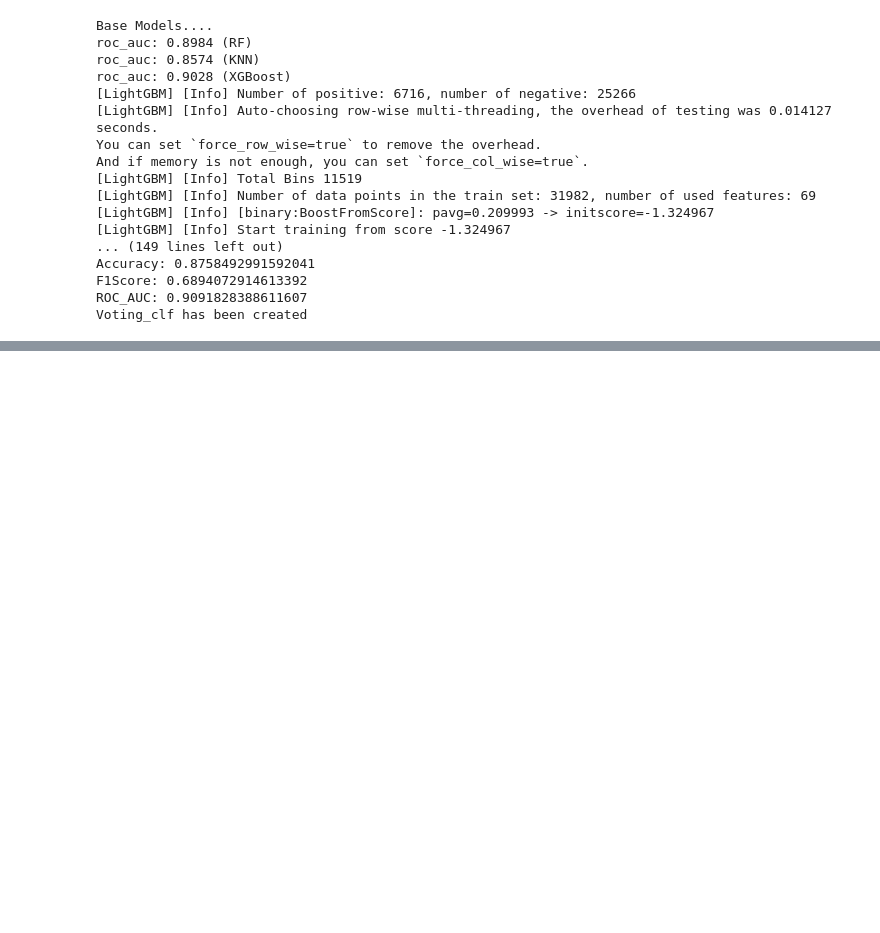
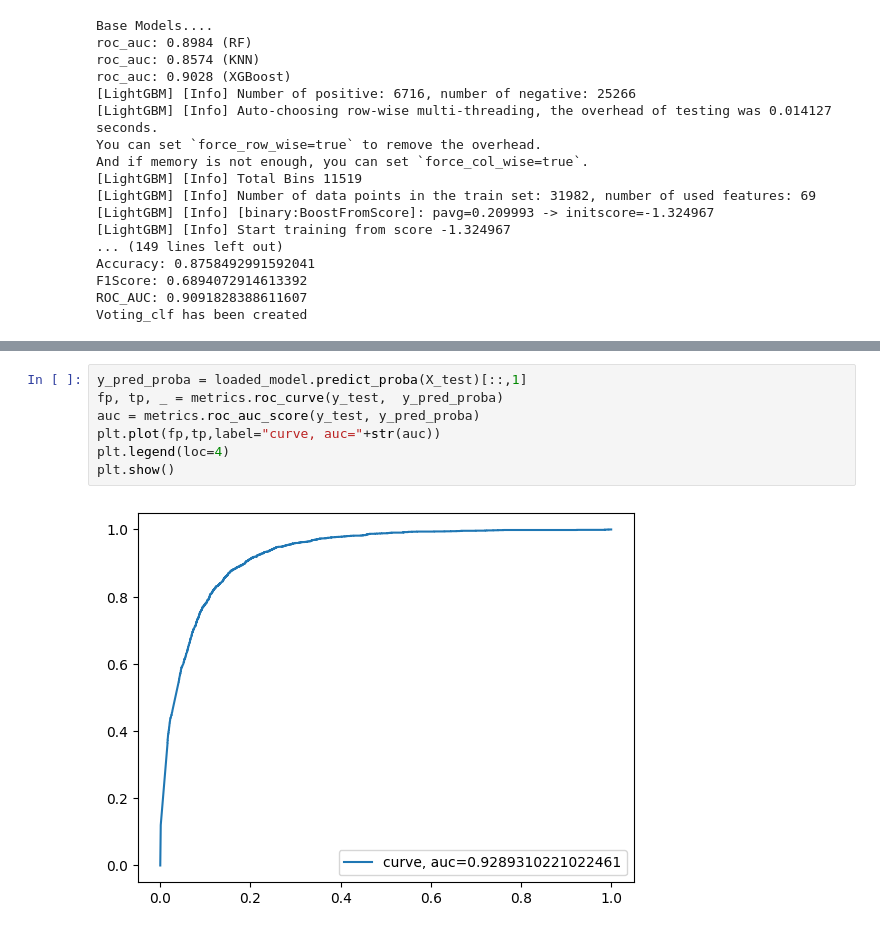
Before and after one commit to salihdegrli/churn_analysis, a Jupyter notebook: churn_analysis_pipeline.ipynb, the cells around one changed output, grey strips where cells are left out. Drawn from its saved outputs; the diff is of its cells as text; blank space fills up the shorter version.

```diff
--- a/churn_analysis_pipeline.ipynb
+++ b/churn_analysis_pipeline.ipynb
@@ -536,0 +321,9 @@ Voting_clf has been created
+# %%
+y_pred_proba = loaded_model.predict_proba(X_test)[::,1]
+fp, tp, _ = metrics.roc_curve(y_test,  y_pred_proba)
+auc = metrics.roc_auc_score(y_test, y_pred_proba)
+plt.plot(fp,tp,label="curve, auc="+str(auc))
+plt.legend(loc=4)
+plt.show()
+# %% [output]
+[figure, added]
```
Also changed, not shown: parts of 19 cells of this notebook.
